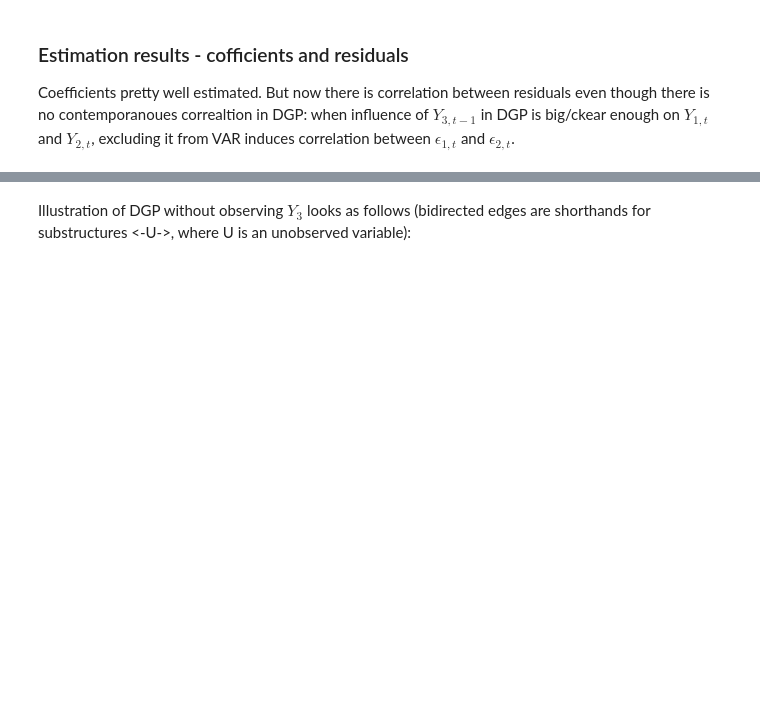
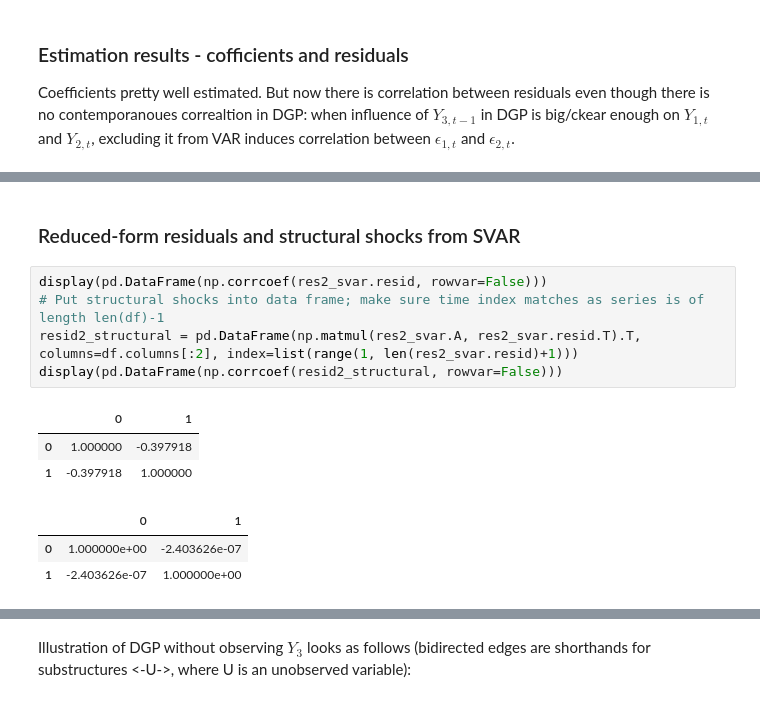
Before and after one commit to NoobQuant/Data_Science_Projects, a Jupyter notebook: stats/causality/ts_causality_2.ipynb, the cells around one changed output, grey strips where cells are left out. Drawn from its saved outputs; the diff is of its cells as text; blank space fills up the shorter version.

```diff
--- a/stats/causality/ts_causality_2.ipynb
+++ b/stats/causality/ts_causality_2.ipynb
@@ -414,3 +488,17 @@ Correlation matrix of residuals
             y1        y2
 y1    1.000000 -0.397918
 y2   -0.397918  1.000000
+# %% [markdown]
+### Reduced-form residuals and structural shocks from SVAR
+# %%
+display(pd.DataFrame(np.corrcoef(res2_svar.resid, rowvar=False)))
+# Put structural shocks into data frame; make sure time index matches as series is of length len(df)-1
+resid2_structural = pd.DataFrame(np.matmul(res2_svar.A, res2_svar.resid.T).T, columns=df.columns[:2], index=list(range(1, len(res2_svar.resid)+1)))
+display(pd.DataFrame(np.corrcoef(resid2_structural, rowvar=False)))
+# %% [output]
+|  | 0 | 1 |
+| 0 | 1.000000 | -0.397918 |
+| 1 | -0.397918 | 1.000000 |
+|  | 0 | 1 |
+| 0 | 1.000000e+00 | -2.403626e-07 |
+| 1 | -2.403626e-07 | 1.000000e+00 |
```
Also changed, not shown: parts of 46 cells of this notebook.
